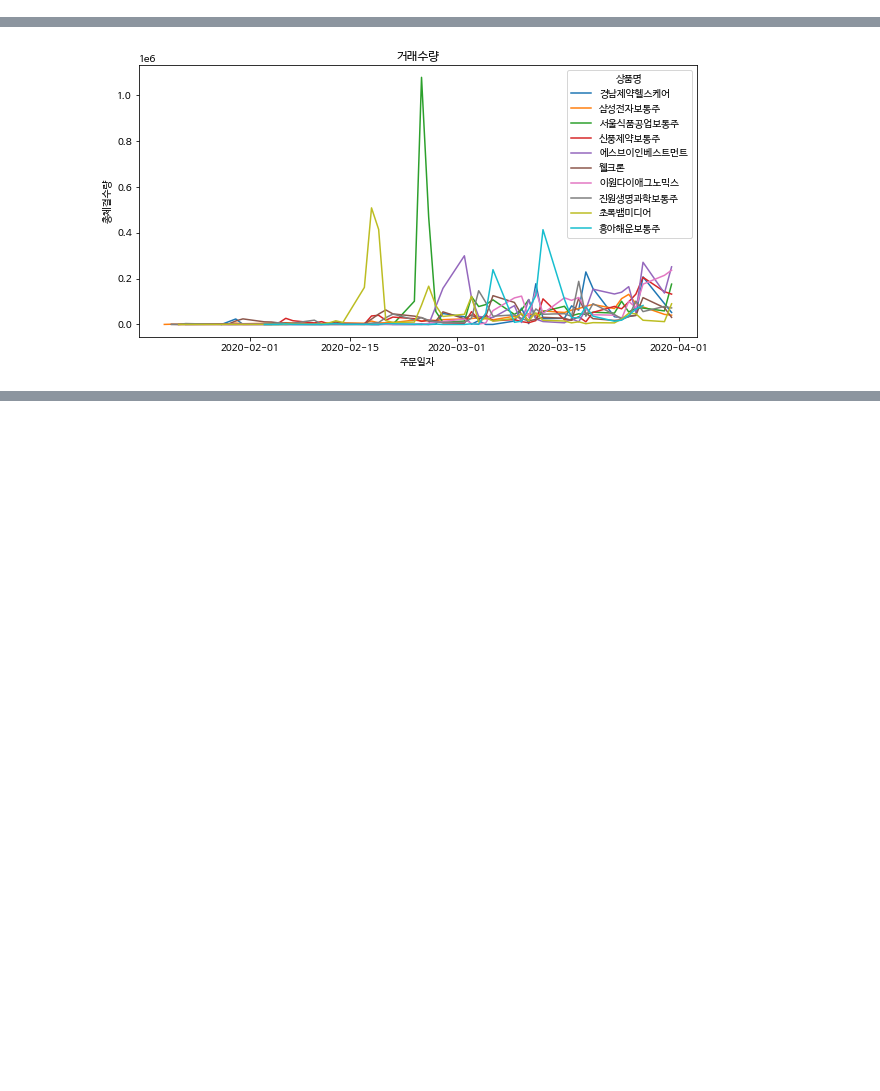
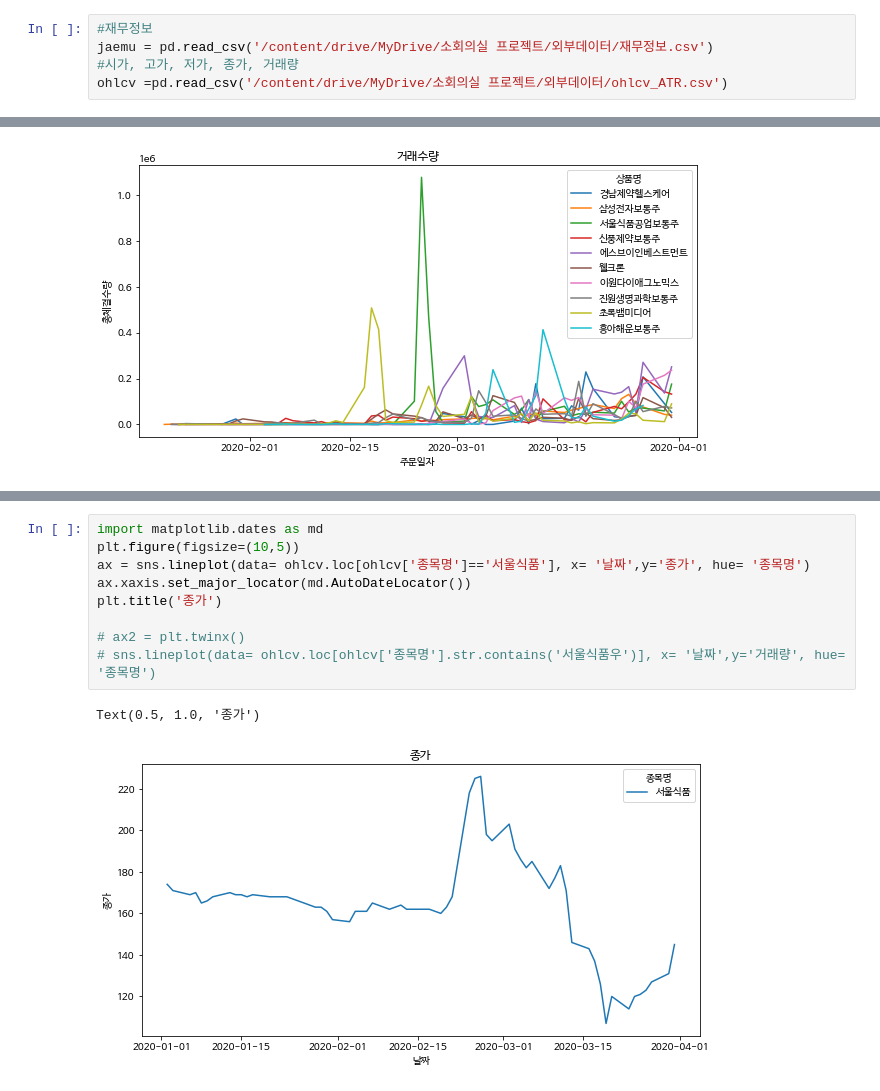
Before and after one commit to christine127/Portfolio_Recommendation_Project, a Jupyter notebook: 프로젝트_EDA.ipynb, the cells around one changed output, grey strips where cells are left out. Cells and saved outputs as stored; diff of their text form; blank space fills up the shorter version.

```diff
--- a/프로젝트_EDA.ipynb
+++ b/프로젝트_EDA.ipynb
@@ -38,6 +38,11 @@ dataset.head()
 | 2 | A0001 | 2020-03-13 | 1 | 30 | 경기 | 1 | 00000A253840 | 수젠텍 | 3 | 2 | 1 | ... |
 | 3 | A00010 | 2020-02-20 | 1 | 20 | 경남 | 3 | 00000A009190 | 대양금속보통주 | 2 | 2 | 1 | ... |
 | 4 | A000100 | 2020-02-11 | 2 | 40 | 서울 | 1 | 00000A001740 | SK네트웍스보통주 | 2 | 1 | 1 | ... |
+# %%
+#재무정보
+jaemu = pd.read_csv('/content/drive/MyDrive/소회의실 프로젝트/외부데이터/재무정보.csv')
+#시가, 고가, 저가, 종가, 거래량
+ohlcv =pd.read_csv('/content/drive/MyDrive/소회의실 프로젝트/외부데이터/ohlcv_ATR.csv')
 # %% [markdown]
 ## 기본정보
 # %%
@@ -280,0 +302,12 @@ Text(0.5, 1.0, '총체결수량')
+# %%
+import matplotlib.dates as md
+plt.figure(figsize=(10,5))
+ax = sns.lineplot(data= ohlcv.loc[ohlcv['종목명']=='서울식품'], x= '날짜',y='종가', hue= '종목명')
+ax.xaxis.set_major_locator(md.AutoDateLocator())
+plt.title('종가')
+
+# ax2 = plt.twinx()
+# sns.lineplot(data= ohlcv.loc[ohlcv['종목명'].str.contains('서울식품우')], x= '날짜',y='거래량', hue= '종목명')
+# %% [output]
+Text(0.5, 1.0, '종가')
+[figure, added]
```
Also changed, not shown: parts of 14 cells of this notebook.
